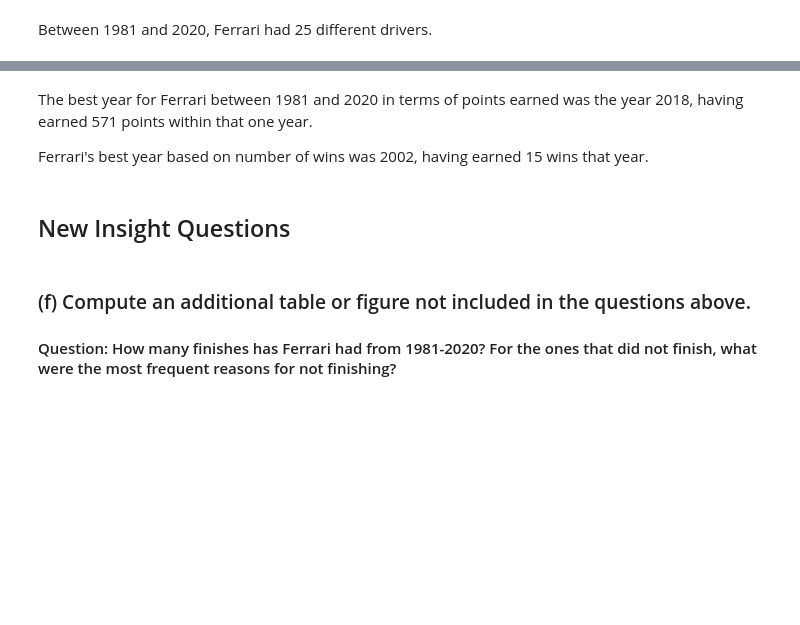
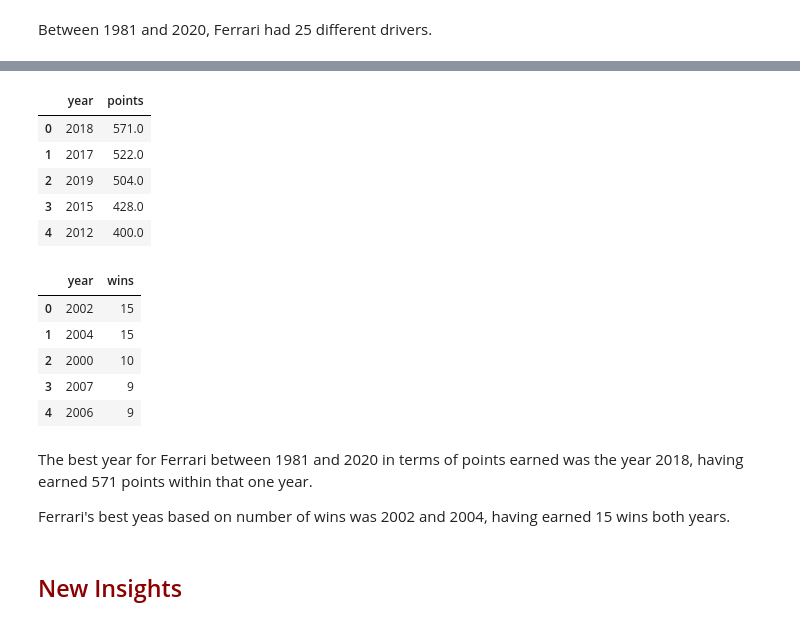
Before and after one commit to maxinehb/datasci530fall2026, a Jupyter notebook: Assignment 2/Assignment2.ipynb, the cells around one changed output, grey strips where cells are left out. Cells and saved outputs as stored; diff of their text form; code cells hidden in the pictures; blank space fills up the shorter version.

```diff
--- a/Assignment 2/Assignment2.ipynb
+++ b/Assignment 2/Assignment2.ipynb
@@ -312,9 +308,54 @@ Ferrari's best year by wins: 2002 with 15 wins
+# %%
+# Find Ferrari's total points for each year
+ferrari_yearly_points = (
+    ferrari.groupby('year')['points'].sum().reset_index()
+)
+
+# Sort years from highest to lowest total points
+ferrari_yearly_points = ferrari_yearly_points.sort_values(
+    by='points', ascending=False
+).reset_index(drop=True)
+
+# Display the top five years by points
+display(ferrari_yearly_points.head())
+
+# Find Ferrari's race wins
+ferrari_wins = ferrari[ferrari['position'] == '1']
+
+# Count the number of wins in each year
+ferrari_yearly_wins = (
+    ferrari_wins.groupby('year').size().reset_index(name='wins')
+)
+
+# Sort years from highest to lowest number of wins
+ferrari_yearly_wins = ferrari_yearly_wins.sort_values(
+    by='wins', ascending=False
+).reset_index(drop=True)
+
+# Display the top five years by wins
+display(ferrari_yearly_wins.head())
+
+# Quality checks
+#print(ferrari_yearly_points.shape)
+#print(ferrari_yearly_points.isna().sum())
+#print(ferrari_yearly_wins.shape)
+#print(ferrari_yearly_wins.isna().sum())
+# %% [output]
+|  | year | points |
+| 0 | 2018 | 571.0 |
+| 1 | 2017 | 522.0 |
+| 2 | 2019 | 504.0 |
+| 3 | 2015 | 428.0 |
+| 4 | 2012 | 400.0 |
+|  | year | wins |
+| 0 | 2002 | 15 |
+| 1 | 2004 | 15 |
+| 2 | 2000 | 10 |
+| 3 | 2007 | 9 |
+| 4 | 2006 | 9 |
 # %% [markdown]
 The best year for Ferrari between 1981 and 2020 in terms of points earned was the year 2018, having earned 571 points within that one year.
 
-Ferrari's best year based on number of wins was 2002, having earned 15 wins that year.
+Ferrari's best yeas based on number of wins was 2002 and 2004, having earned 15 wins both years.
-# %% [markdown]
-## New Insight Questions
-# %% [markdown]
-### (f) Compute an additional table or figure not included in the questions above.
-#### Question: How many finishes has Ferrari had from 1981-2020? For the ones that did not finish, what were the most frequent reasons for not finishing?
+# %% [markdown]
+<h2 style="color:#8B0000;">New Insights</h1>
```
Also changed, not shown: parts of 45 cells of this notebook.
